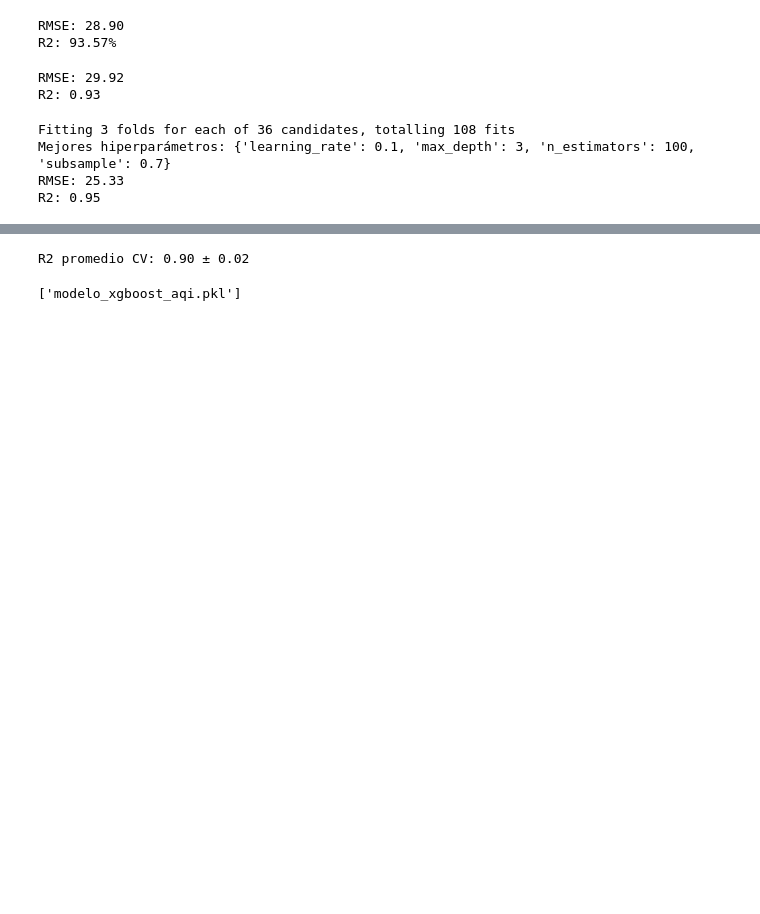
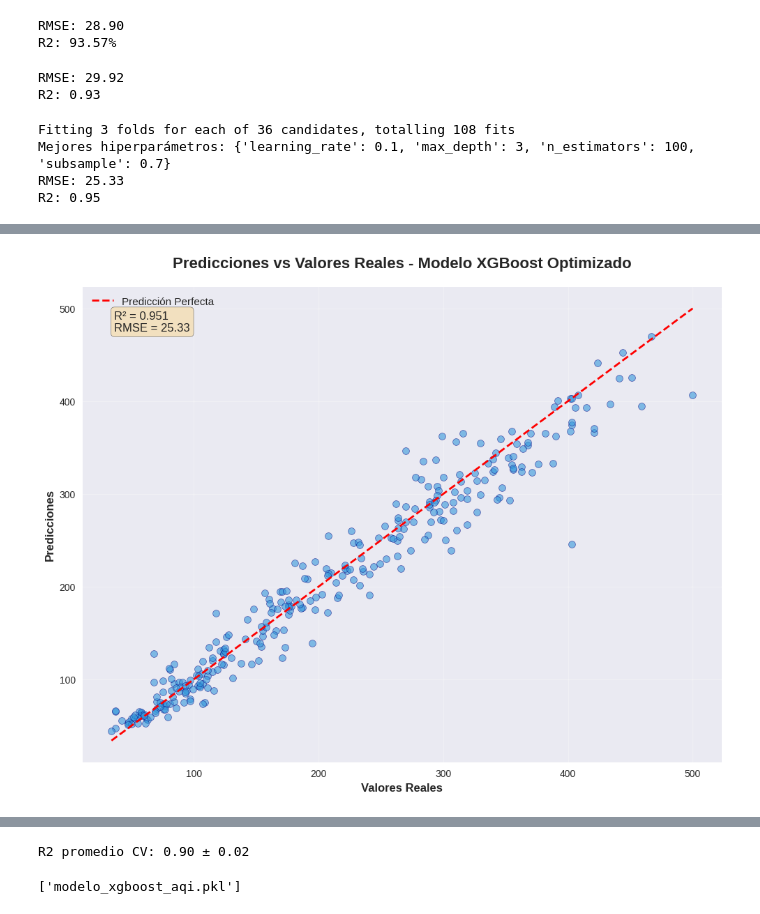
Before and after one commit to r2x4/aprendiendo_machine, a Jupyter notebook: machine.ipynb, the cells around one changed output, grey strips where cells are left out. Drawn from its saved outputs; the diff is of its cells as text; code cells hidden in the pictures; blank space fills up the shorter version.

```diff
--- a/machine.ipynb
+++ b/machine.ipynb
@@ -392,0 +496,29 @@ plt.show()
+# %%
+# 4. PREDICCIONES VS VALORES REALES (Mejorado)
+plt.figure(figsize=(10, 8))
+
+# Scatter plot
+plt.scatter(y_test, y_pred, alpha=0.6, s=50, color='#3498db', edgecolors='navy', linewidth=0.5)
+
+# Línea perfecta
+min_val = min(y_test.min(), y_pred.min())
+max_val = max(y_test.max(), y_pred.max())
+plt.plot([min_val, max_val], [min_val, max_val], 'r--', linewidth=2, label='Predicción Perfecta')
+
+# Estadísticas en el gráfico
+r2 = r2_score(y_test, y_pred)
+rmse = np.sqrt(mean_squared_error(y_test, y_pred))
+plt.text(0.05, 0.95, f'R² = {r2:.3f}\nRMSE = {rmse:.2f}',
+         transform=plt.gca().transAxes, fontsize=12,
+         verticalalignment='top', bbox=dict(boxstyle='round', facecolor='wheat', alpha=0.8))
+
+plt.xlabel('Valores Reales', fontsize=12, fontweight='bold')
+plt.ylabel('Predicciones', fontsize=12, fontweight='bold')
+plt.title('Predicciones vs Valores Reales - Modelo XGBoost Optimizado',
+          fontsize=16, fontweight='bold', pad=20)
+plt.legend(fontsize=11)
+plt.grid(True, alpha=0.3)
+plt.tight_layout()
+plt.show()
+# %% [output]
+[figure, added]
```
Also changed, not shown: parts of 19 cells of this notebook.
